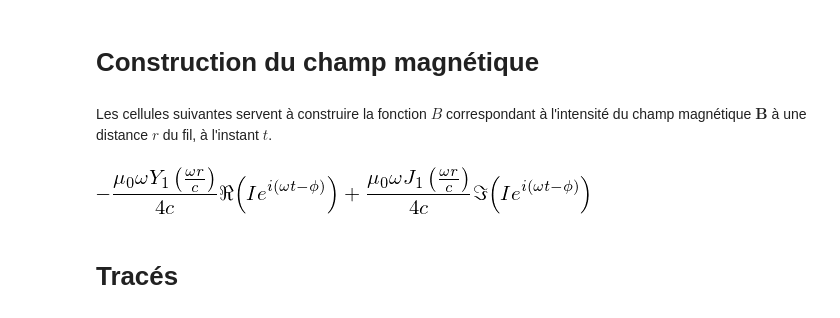
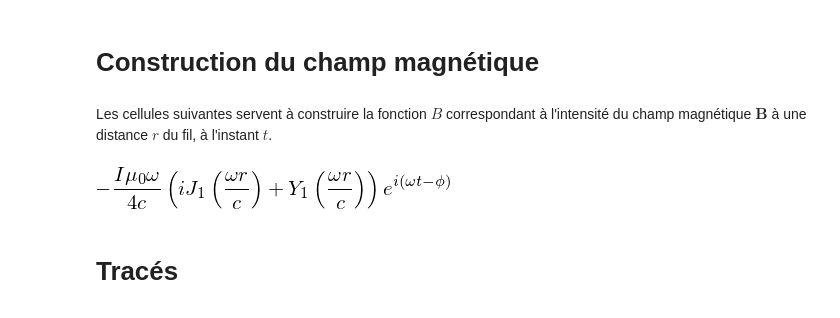
Before and after one commit to ManifoldFR/appro-phy-ts, a Jupyter notebook: parts/electrostat/champmag_courantvariable/variableCurrent_field.ipynb, the cells around one changed output. Cells and saved outputs as stored; diff of their text form; code cells hidden in the pictures.

```diff
--- a/parts/electrostat/champmag_courantvariable/variableCurrent_field.ipynb
+++ b/parts/electrostat/champmag_courantvariable/variableCurrent_field.ipynb
@@ -54,8 +54,8 @@ def create_Bfield(intens,puls,phas):
         modules=['numpy',{"besselj":spec.jn, "bessely":spec.yn}])
 
     return B_field, B_function
-# %%
-B_comp_real
-# %% [output]
-[figure, removed]
+# %%
+B_component
+# %% [output]
+[figure, added]
 # %%
```
Also changed, not shown: parts of 15 cells of this notebook, 3 other files.
